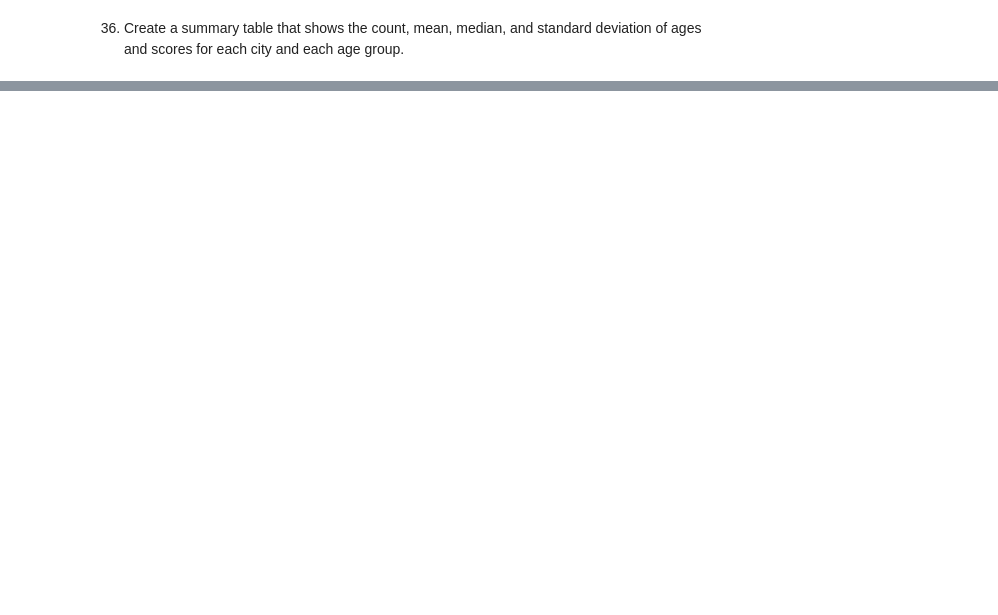
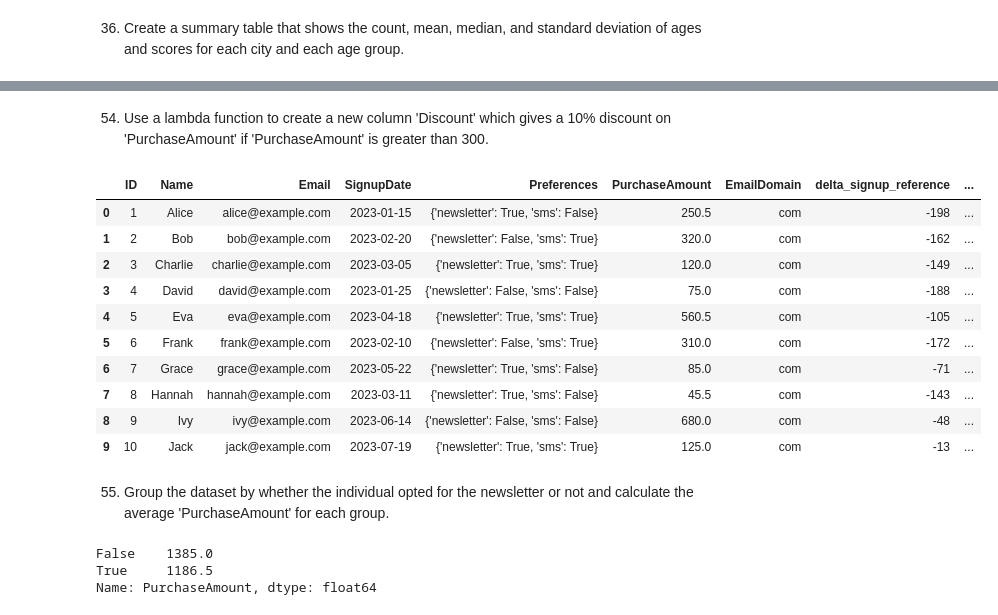
Before and after one commit to RayirthSoni/EDA-Practise, a Jupyter notebook: Code/pandas-practise.ipynb, the cells around one changed output, grey strips where cells are left out. Drawn from its saved outputs; the diff is of its cells as text; code cells hidden in the pictures; blank space fills up the shorter version.

```diff
--- a/Code/pandas-practise.ipynb
+++ b/Code/pandas-practise.ipynb
@@ -258,0 +815,28 @@ lowest_scorers_data
+# %% [markdown]
+54. Use a lambda function to create a new column 'Discount' which gives a 10% discount on 'PurchaseAmount' if 'PurchaseAmount' is greater than 300.
+# %%
+data["Discount"] = data.apply(
+    lambda x: x["PurchaseAmount"] * 0.1 if x["PurchaseAmount"] > 300 else np.nan, axis=1
+)
+data
+# %% [output]
+|  | ID | Name | Email | SignupDate | Preferences | PurchaseAmount | EmailDomain | delta_signup_reference | ... |
+| 0 | 1 | Alice | alice@example.com | 2023-01-15 | {'newsletter': True, 'sms': False} | 250.5 | com | -198 | ... |
+| 1 | 2 | Bob | bob@example.com | 2023-02-20 | {'newsletter': False, 'sms': True} | 320.0 | com | -162 | ... |
+| 2 | 3 | Charlie | charlie@example.com | 2023-03-05 | {'newsletter': True, 'sms': True} | 120.0 | com | -149 | ... |
+| 3 | 4 | David | david@example.com | 2023-01-25 | {'newsletter': False, 'sms': False} | 75.0 | com | -188 | ... |
+| 4 | 5 | Eva | eva@example.com | 2023-04-18 | {'newsletter': True, 'sms': True} | 560.5 | com | -105 | ... |
+| 5 | 6 | Frank | frank@example.com | 2023-02-10 | {'newsletter': False, 'sms': True} | 310.0 | com | -172 | ... |
+| 6 | 7 | Grace | grace@example.com | 2023-05-22 | {'newsletter': True, 'sms': False} | 85.0 | com | -71 | ... |
+| 7 | 8 | Hannah | hannah@example.com | 2023-03-11 | {'newsletter': True, 'sms': False} | 45.5 | com | -143 | ... |
+| 8 | 9 | Ivy | ivy@example.com | 2023-06-14 | {'newsletter': False, 'sms': False} | 680.0 | com | -48 | ... |
+| 9 | 10 | Jack | jack@example.com | 2023-07-19 | {'newsletter': True, 'sms': True} | 125.0 | com | -13 | ... |
+# %% [markdown]
+55. Group the dataset by whether the individual opted for the newsletter or not and calculate the average 'PurchaseAmount' for each group.
+# %%
+sum_newsletter_users = data.groupby(newsletter_users)["PurchaseAmount"].sum()
+sum_newsletter_users
+# %% [output]
+False    1385.0
+True     1186.5
+Name: PurchaseAmount, dtype: float64
```
Also changed, not shown: parts of 126 cells of this notebook.
